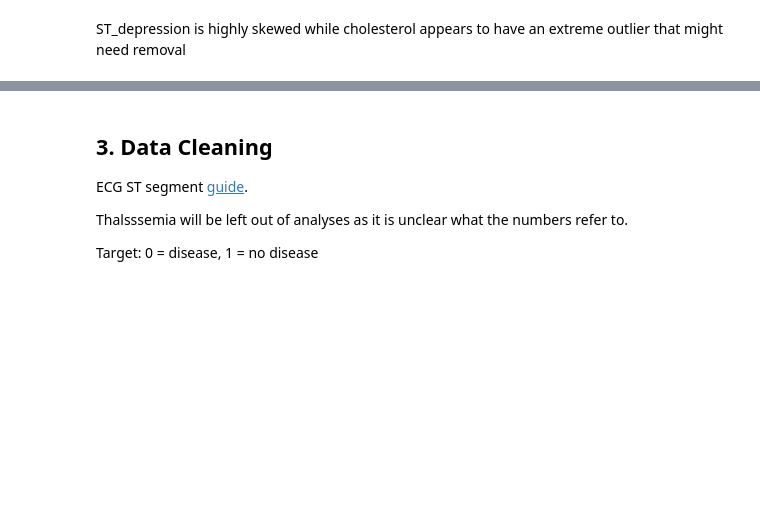
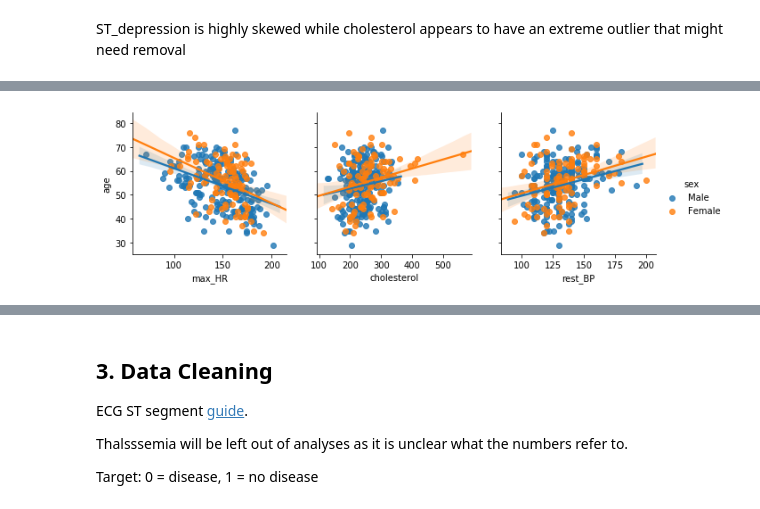
Before and after one commit to teyang-lau/Heart_Disease_Prediction, a Jupyter notebook: predictors-of-heart-disease-an-exploration.ipynb, the cells around one changed output, grey strips where cells are left out. Saved outputs shown, nothing was run; the diff lists cells and outputs as text; code cells hidden in the pictures; blank space fills up the shorter version.

```diff
--- a/predictors-of-heart-disease-an-exploration.ipynb
+++ b/predictors-of-heart-disease-an-exploration.ipynb
@@ -178,0 +245,6 @@ for count, col in enumerate(heart.select_dtypes(include='category').columns):
+# %%
+#sns.lmplot(x="age", y="max_HR", hue="sex", data=heart)
+sns.pairplot(heart, x_vars=["max_HR", "cholesterol", "rest_BP"], y_vars=["age"],
+             hue="sex", height=3, aspect=1, kind="reg");
+# %% [output]
+[figure, added]
```
Also changed, not shown: parts of 13 cells of this notebook.
